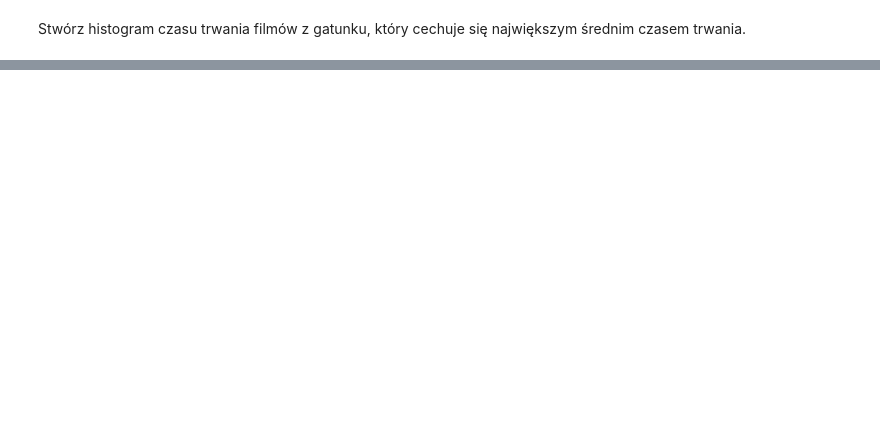
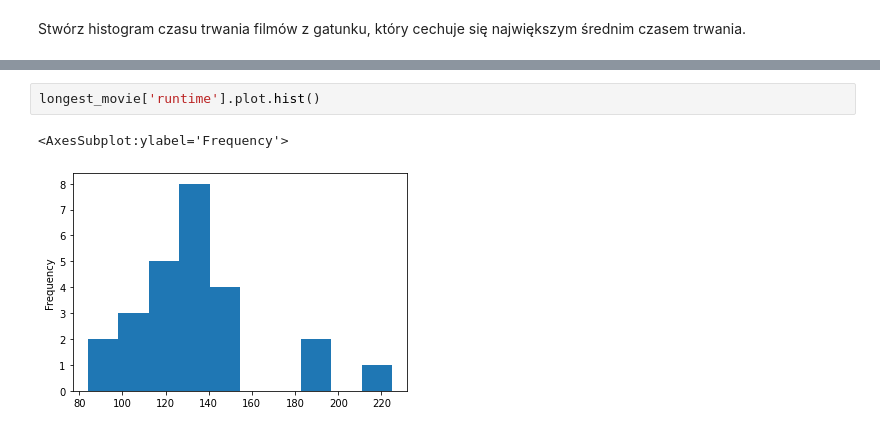
Before and after one commit to MarcinT9/Module_9_1, a Jupyter notebook: task_9_1.ipynb, the cells around one changed output, grey strips where cells are left out. Saved outputs shown, nothing was run; the diff lists cells and outputs as text; blank space fills up the shorter version.

```diff
--- a/task_9_1.ipynb
+++ b/task_9_1.ipynb
@@ -122,0 +125,5 @@ array([[<AxesSubplot:title={'center':'runtime'}>]], dtype=object)
+# %%
+longest_movie['runtime'].plot.hist()
+# %% [output]
+<AxesSubplot:ylabel='Frequency'>
+[figure, added]
```
Also changed, not shown: parts of 3 cells of this notebook.
